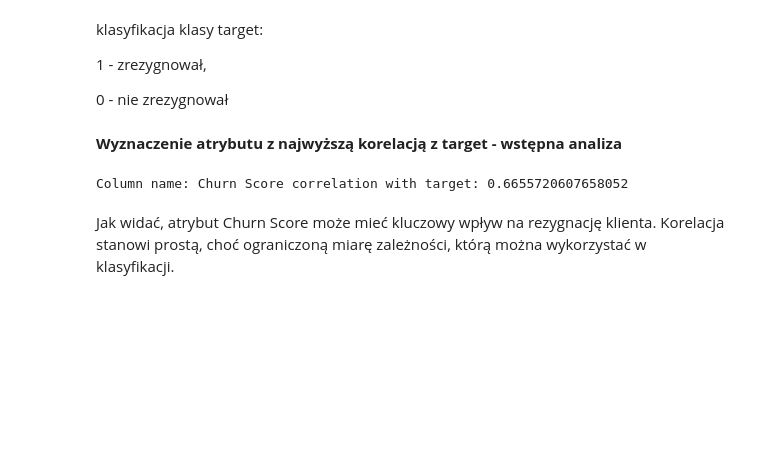
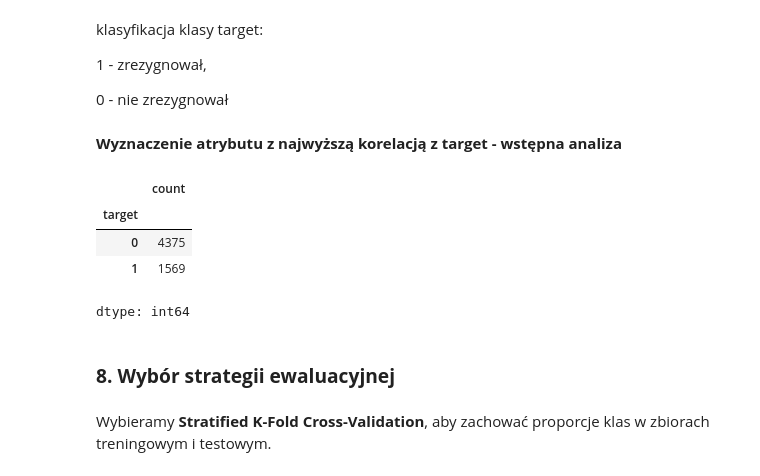
Before and after one commit to HubertLuszkiewicz/data-exploration, a Jupyter notebook: dataset_tests.ipynb, the cells around one changed output. Saved outputs shown, nothing was run; the diff lists cells and outputs as text; code cells hidden in the pictures; blank space fills up the shorter version.

```diff
--- a/dataset_tests.ipynb
+++ b/dataset_tests.ipynb
@@ -318,12 +355,13 @@ klasyfikacja klasy target:
 0 - nie zrezygnował
 # %% [markdown]
 **Wyznaczenie atrybutu z najwyższą korelacją z target - wstępna analiza**
-# %%
-correlations = df.corr(numeric_only=True)['target'].drop('target')
-most_correlated_feature = correlations.abs().idxmax()
-correlation_value = correlations[most_correlated_feature]
-print("Column name:", most_correlated_feature, "correlation with target:", correlation_value)
-# %% [output]
-Column name: Churn Score correlation with target: 0.6655720607658052
-# %% [markdown]
-Jak widać, atrybut Churn Score może mieć kluczowy wpływ na rezygnację klienta. Korelacja stanowi prostą, choć ograniczoną miarę zależności, którą można wykorzystać w klasyfikacji.
+# %%
+df_encoded["target"].value_counts()
+# %% [output]
+|  | count |
+| target |  |
+| 0 | 4375 |
+| 1 | 1569 |
+dtype: int64
+# %% [markdown]
+### **8. Wybór strategii ewaluacyjnej**
@@ -329,0 +374,2 @@ Jak widać, atrybut Churn Score może mieć kluczowy wpływ na rezygnację klien
+# %% [markdown]
+Wybieramy **Stratified K-Fold Cross-Validation**, aby zachować proporcje klas w zbiorach treningowym i testowym.
```
Also changed, not shown: parts of 17 cells of this notebook.
